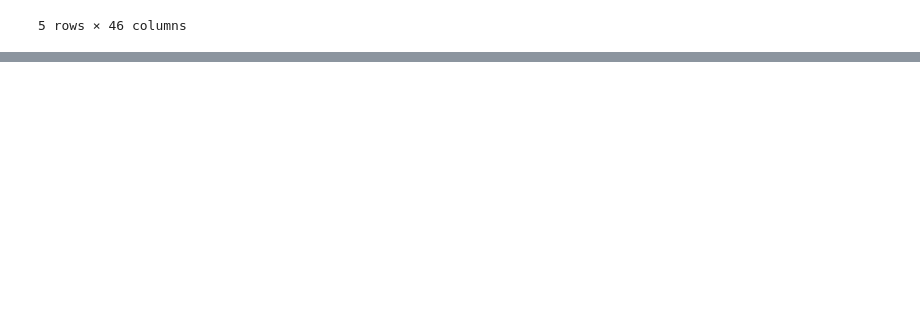
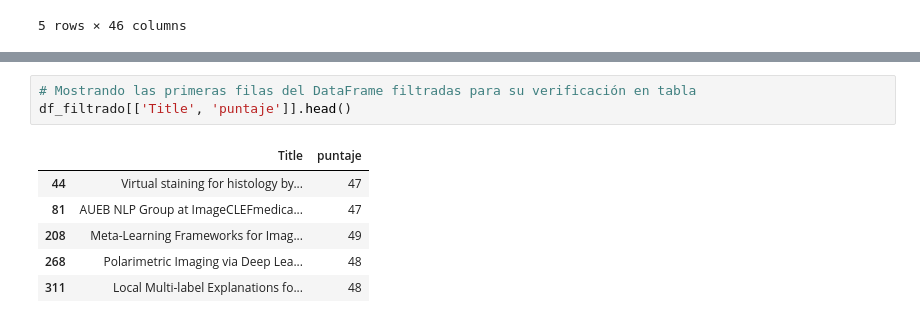
Before and after one commit to EHN8829/EJERCICIO3, a Jupyter notebook: IA_Consultas.ipynb, the cells around one changed output, grey strips where cells are left out. Cells and saved outputs as stored; diff of their text form; blank space fills up the shorter version.

```diff
--- a/IA_Consultas.ipynb
+++ b/IA_Consultas.ipynb
@@ -310,0 +359,10 @@ df.head()
+# %%
+# Mostrando las primeras filas del DataFrame filtradas para su verificación en tabla
+df_filtrado[['Title', 'puntaje']].head()
+# %% [output]
+|  | Title | puntaje |
+| 44 | Virtual staining for histology by... | 47 |
+| 81 | AUEB NLP Group at ImageCLEFmedica... | 47 |
+| 208 | Meta-Learning Frameworks for Imag... | 49 |
+| 268 | Polarimetric Imaging via Deep Lea... | 48 |
+| 311 | Local Multi-label Explanations fo... | 48 |
```
Also changed, not shown: parts of 16 cells of this notebook.
